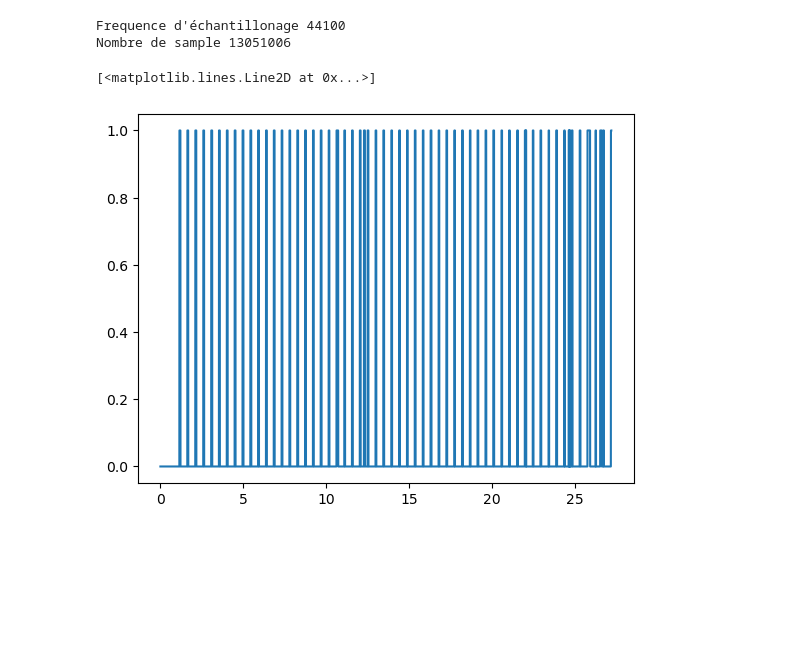
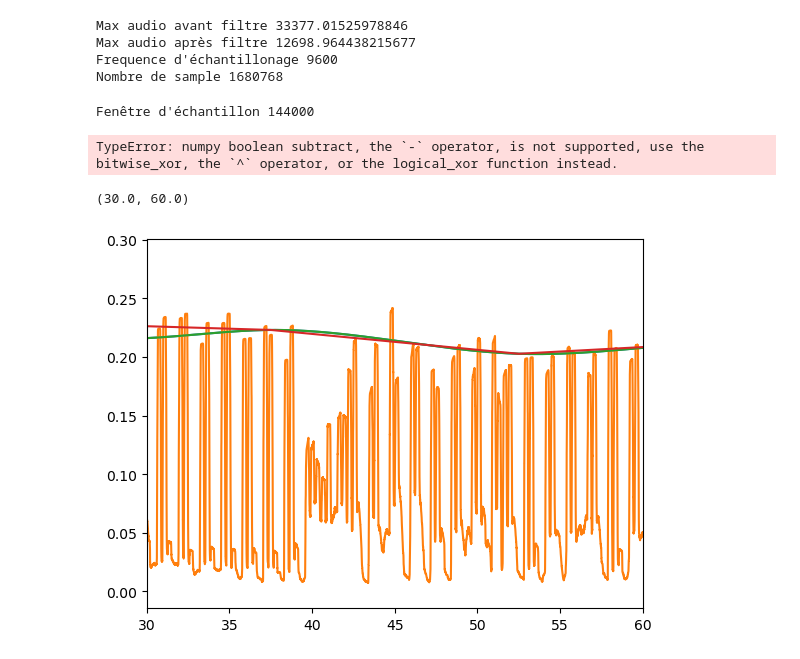
Before and after one commit to clementsoullard/sudoku-resolver, a Jupyter notebook: FFT/bpm-detection.ipynb, the cells around one changed output. Drawn from its saved outputs; the diff is of its cells as text; code cells hidden in the pictures; blank space fills up the shorter version.

```diff
--- a/FFT/bpm-detection.ipynb
+++ b/FFT/bpm-detection.ipynb
@@ -5,26 +26,38 @@ import matplotlib.pyplot as plt
 from scipy.signal import ShortTimeFFT
 from scipy.signal.windows import gaussian
 from scipy.signal.windows import tukey
+from scipy.signal  import decimate
+
 import os
 
 FFT_WINDOW_SECONDS = 1/4 # how many seconds of audio make up an FFT window
-AUDIO_FILE = "content/billyjean.wav" # The file thas is parsed
+AUDIO_FILE = "content/ilovernr.wav" # The file thas is parsed
 SAMPLING_FREQUENCY, data = wavfile.read(AUDIO_FILE) # load the sampling rate and the audio data
 audio = data.T[0] # this is a two channel soundtrack, get the first track
 #audio= audio
 windowsize=int(SAMPLING_FREQUENCY*FFT_WINDOW_SECONDS) # The number of sample in the window (FFT uses this parameter to build the window)
 AUDIO_LENGTH = len(audio)/SAMPLING_FREQUENCY
 FPS=50 # Nombre de frame par seconde pour l'analyse
-HOP= int(SAMPLING_FREQUENCY/FPS) #Avancement en echantillon pour cahqe FFT
+HOP= int(SAMPLING_FREQUENCY/FPS) #Avancement en echantillon pour cahqe
+audio=decimate(audio,5)
+print("Max audio avant filtre",np.max(audio))
+sos = signal.butter(2, 250, 'low', fs=SAMPLING_FREQUENCY, output='sos')
+audio = signal.sosfilt(sos, audio)
+print("Max audio après filtre",np.max(audio))
+SAMPLING_FREQUENCY=SAMPLING_FREQUENCY//5
 
 print("Frequence d'échantillonage",SAMPLING_FREQUENCY)
 print("Nombre de sample",len(audio))
 # %% [output]
-Frequence d'échantillonage 44100
-Nombre de sample 13051006
+Max audio avant filtre 33377.01525978846
+Max audio après filtre 12698.964438215677
+Frequence d'échantillonage 9600
+Nombre de sample 1680768
 # %%
 from scipy.fft import fft, fftfreq
-AVGMEAN_WINDOWSIZE=SAMPLING_FREQUENCY//20
+
+
+AVGMEAN_WINDOWSIZE=SAMPLING_FREQUENCY//5
 totfft=np.zeros(len(audio))
 audio1=audio.astype(float)
 audio1=audio1/np.max(audio1)
@@ -32,11 +65,42 @@ audio1=audio1*audio1
 convolute=np.sqrt(np.convolve(audio1,np.ones(AVGMEAN_WINDOWSIZE)/AVGMEAN_WINDOWSIZE,mode='same'))
 # %%
 x=[i/SAMPLING_FREQUENCY for i in range(len(audio1))]
+# %%
+from scipy.fft import fft, fftfreq
+WINDOWSIZEINNBSAMPLE=int(SAMPLING_FREQUENCY*15)
+N=len(convolute)
+print("Fenêtre d'échantillon",WINDOWSIZEINNBSAMPLE)
+#AVGMEAN_WINDOWSIZE=100
+begin=0
+seveper=np.zeros((2,N//WINDOWSIZEINNBSAMPLE+1))
+
+for i in range(WINDOWSIZEINNBSAMPLE,N,WINDOWSIZEINNBSAMPLE):
+    sample=convolute[begin:i]
+    y=np.percentile(sample,85)
+    index=i//WINDOWSIZEINNBSAMPLE
+    xi=(begin+i)/2/SAMPLING_FREQUENCY
+    seveper[0,index]=xi
+    seveper[1,index]=y
+    begin=i
+    #print(len(sample))
+# %% [output]
+Fenêtre d'échantillon 144000
+TypeError: numpy boolean subtract, the `-` operator, is not supported, use the bitwise_xor, the `^` operator, or the logical_xor function instead.
 # %%
-any(np.isnan(audio1))
-diviseur=10
-plt.plot(x[:len(convolute)//diviseur],convolute[:len(convolute)//diviseur])
+
+
+
+from scipy.interpolate import CubicSpline
+spl = CubicSpline(seveper[0],seveper[1])
+sply=spl(x)
+plt.plot(x,sply)
+
+plt.plot(x,convolute)
+plt.plot(x,sply)
+plt.plot(seveper[0],seveper[1])
+
+plt.xlim(30,60)
 # %% [output]
-[<matplotlib.lines.Line2D at 0x...>]
+(30.0, 60.0)
-[figure, old version]
+[figure, new version]
 # %%
```
Also changed, not shown: parts of 8 cells of this notebook, 1 other file.
